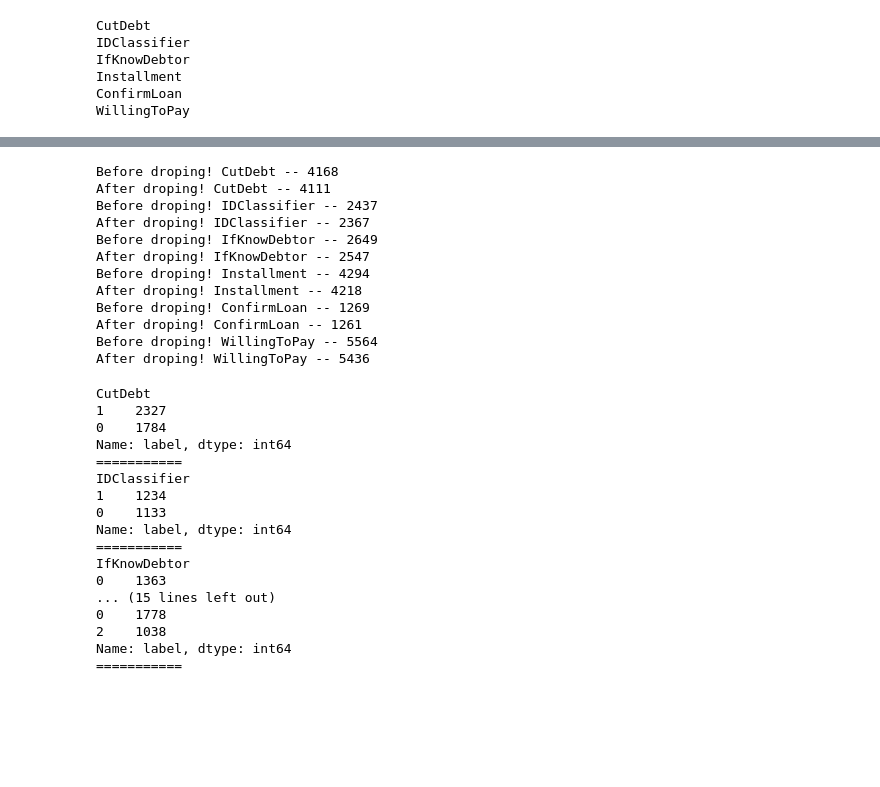
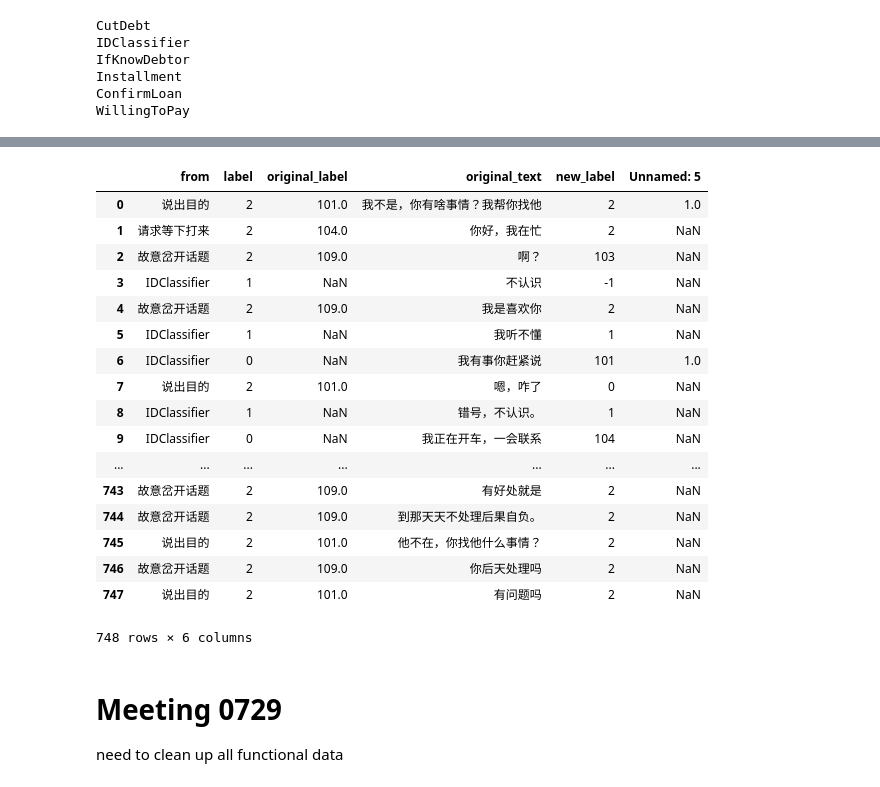
Before and after one commit to TSLNIHAOGIT/Chatbot1.0_ss, a Jupyter notebook: EVALUATION/DATA/Data_Putting_Back.ipynb, the cells around one changed output, grey strips where cells are left out. Saved outputs shown, nothing was run; the diff lists cells and outputs as text; code cells hidden in the pictures; blank space fills up the shorter version.

```diff
--- a/EVALUATION/DATA/Data_Putting_Back.ipynb
+++ b/EVALUATION/DATA/Data_Putting_Back.ipynb
@@ -228,3 +294,2 @@ WillingToPay
 # %%
-model = 'IDClassifier'
-df_correction = pd.read_csv('../../MLModel/data/{}/labelNeedsCorrections0719.csv'.format(model))
+tanshu_ID = pd.read_csv('../../MLModel/data/IDClassifier/labelNeedsCorrections0719.csv')
@@ -434,49 +296,21 @@ WillingToPay
-# %%
-#### drop logic
-for each_key in index_remove:
-    print('Before droping! {} -- {}'.format(each_key,len(df_all_original[each_key])))
-    indexes = index_remove[each_key]
-    df_all_original[each_key] = df_all_original[each_key].drop(index=indexes)
-    print('After droping! {} -- {}'.format(each_key,len(df_all_original[each_key])))
-####end drop
-# %% [output]
-Before droping! CutDebt -- 4168
-After droping! CutDebt -- 4111
-Before droping! IDClassifier -- 2437
-After droping! IDClassifier -- 2367
-Before droping! IfKnowDebtor -- 2649
-After droping! IfKnowDebtor -- 2547
-Before droping! Installment -- 4294
-After droping! Installment -- 4218
-Before droping! ConfirmLoan -- 1269
-After droping! ConfirmLoan -- 1261
-Before droping! WillingToPay -- 5564
-After droping! WillingToPay -- 5436
-# %%
-# Save
-model_list = ['CutDebt','IDClassifier','IfKnowDebtor','Installment','ConfirmLoan','WillingToPay']
-for model in model_list:
-    df = df_all_original[model].copy()
-    df['label'] = df['label'].astype('int')
-    df.to_csv('../../MLModel/data/{}/mock_up_data1.csv'.format(model),index=False,encoding='utf8')
-    print(model)
-    print(df.label.value_counts())
-    print('===========')
-# %% [output]
-CutDebt
-1    2327
-0    1784
-Name: label, dtype: int64
-===========
-IDClassifier
-1    1234
-0    1133
-Name: label, dtype: int64
-===========
-IfKnowDebtor
-0    1363
-... (15 lines left out)
-0    1778
-2    1038
-Name: label, dtype: int64
-===========
+# %%
+tanshu_ID
+# %% [output]
+|  | from | label | original_label | original_text | new_label | Unnamed: 5 |
+| 0 | 说出目的 | 2 | 101.0 | 我不是，你有啥事情？我帮你找他 | 2 | 1.0 |
+| 1 | 请求等下打来 | 2 | 104.0 | 你好，我在忙 | 2 | NaN |
+| 2 | 故意岔开话题 | 2 | 109.0 | 啊？ | 103 | NaN |
+| 3 | IDClassifier | 1 | NaN | 不认识 | -1 | NaN |
+| 4 | 故意岔开话题 | 2 | 109.0 | 我是喜欢你 | 2 | NaN |
+| 5 | IDClassifier | 1 | NaN | 我听不懂 | 1 | NaN |
+| 6 | IDClassifier | 0 | NaN | 我有事你赶紧说 | 101 | 1.0 |
+| 7 | 说出目的 | 2 | 101.0 | 嗯，咋了 | 0 | NaN |
+| 8 | IDClassifier | 1 | NaN | 错号，不认识。 | 1 | NaN |
+| 9 | IDClassifier | 0 | NaN | 我正在开车，一会联系 | 104 | NaN |
+| ... | ... | ... | ... | ... | ... | ... |
+| 743 | 故意岔开话题 | 2 | 109.0 | 有好处就是 | 2 | NaN |
+| 744 | 故意岔开话题 | 2 | 109.0 | 到那天天不处理后果自负。 | 2 | NaN |
+| 745 | 说出目的 | 2 | 101.0 | 他不在，你找他什么事情？ | 2 | NaN |
+| 746 | 故意岔开话题 | 2 | 109.0 | 你后天处理吗 | 2 | NaN |
+| 747 | 说出目的 | 2 | 101.0 | 有问题吗 | 2 | NaN |
+748 rows × 6 columns
@@ -482,0 +321,3 @@ Name: label, dtype: int64
+# %% [markdown]
+# Meeting 0729
+need to clean up all functional data
```
Also changed, not shown: parts of 24 cells of this notebook, 32 other files.
